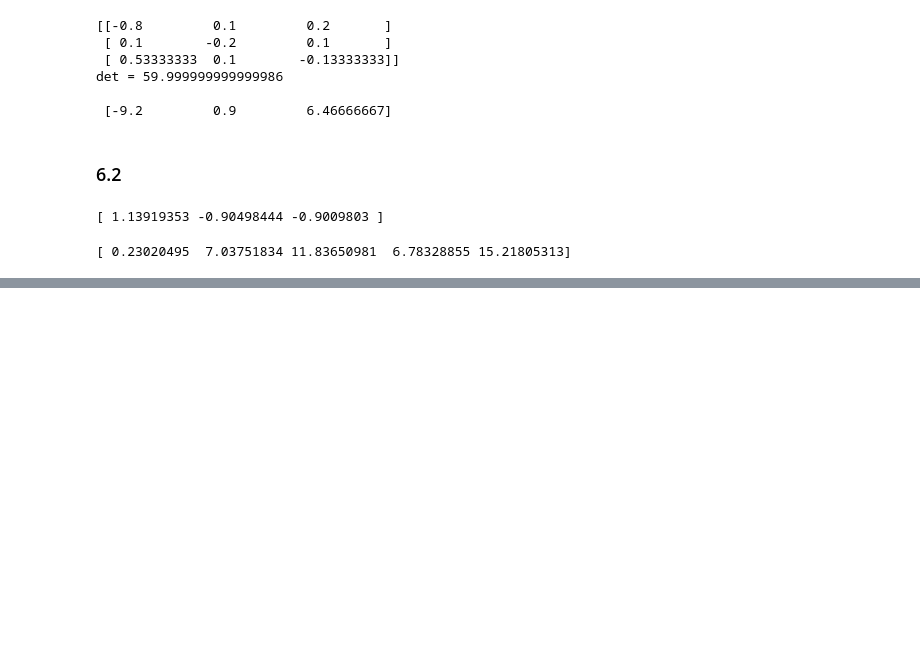
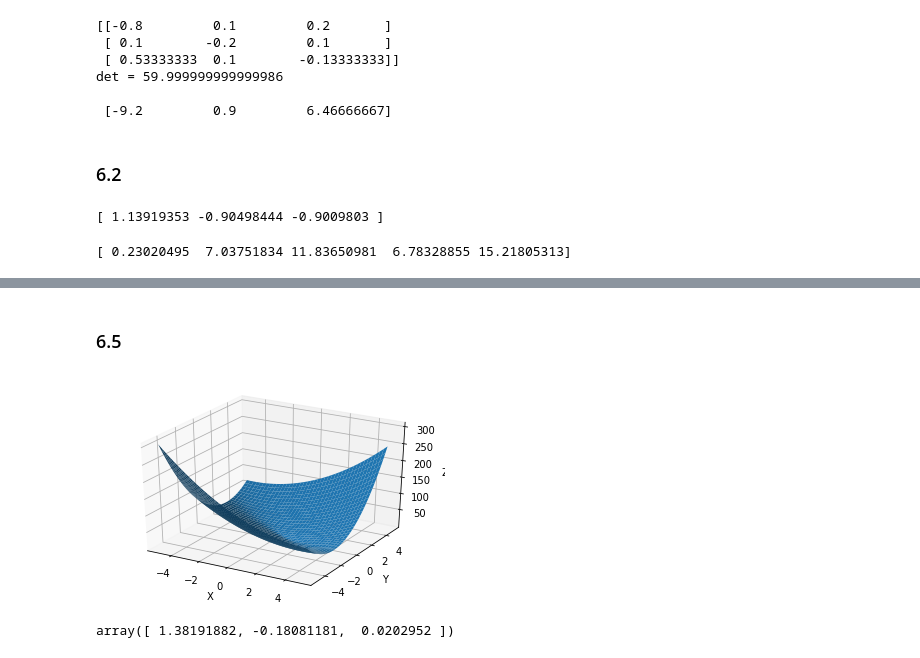
Before and after one commit to haema5/Further_Mathematics, a Jupyter notebook: hw_05-06.ipynb, the cells around one changed output, grey strips where cells are left out. Cells and saved outputs as stored; diff of their text form; code cells hidden in the pictures; blank space fills up the shorter version.

```diff
--- a/hw_05-06.ipynb
+++ b/hw_05-06.ipynb
@@ -53,0 +139,29 @@ print(np.dot(A, pr))
+# %% [markdown]
+### 6.5
+# %%
+def Q(x, y, z):
+    return(x**2 + y**2 + z**2)
+
+fig = plt.figure()
+ax = fig.gca(projection='3d')
+
+x = np.linspace(-5, 5, 201)
+y = np.linspace(-5, 5, 201)
+x, y = np.meshgrid(x, y)
+
+z = Q(x, y, x + 2*y - 1)
+
+ax.plot_surface(x, y, z)
+ax.set_xlabel('X')
+ax.set_ylabel('Y')
+ax.set_zlabel('Z')
+
+plt.show()
+# %% [output]
+[figure, added]
+# %%
+A = np.array([[1, 2, -1], [8, -5, 2]])
+B = np.array([1, 12])
+np.linalg.lstsq(A, B)[0]
+# %% [output]
+array([ 1.38191882, -0.18081181,  0.0202952 ])
```
Also changed, not shown: parts of 9 cells of this notebook.
